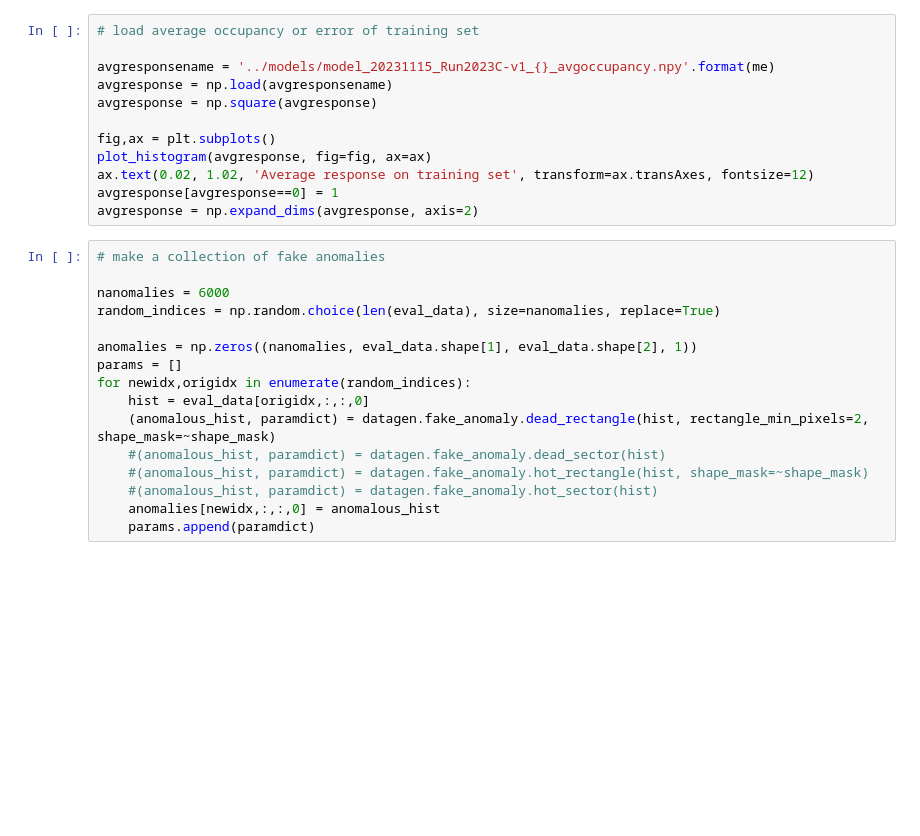
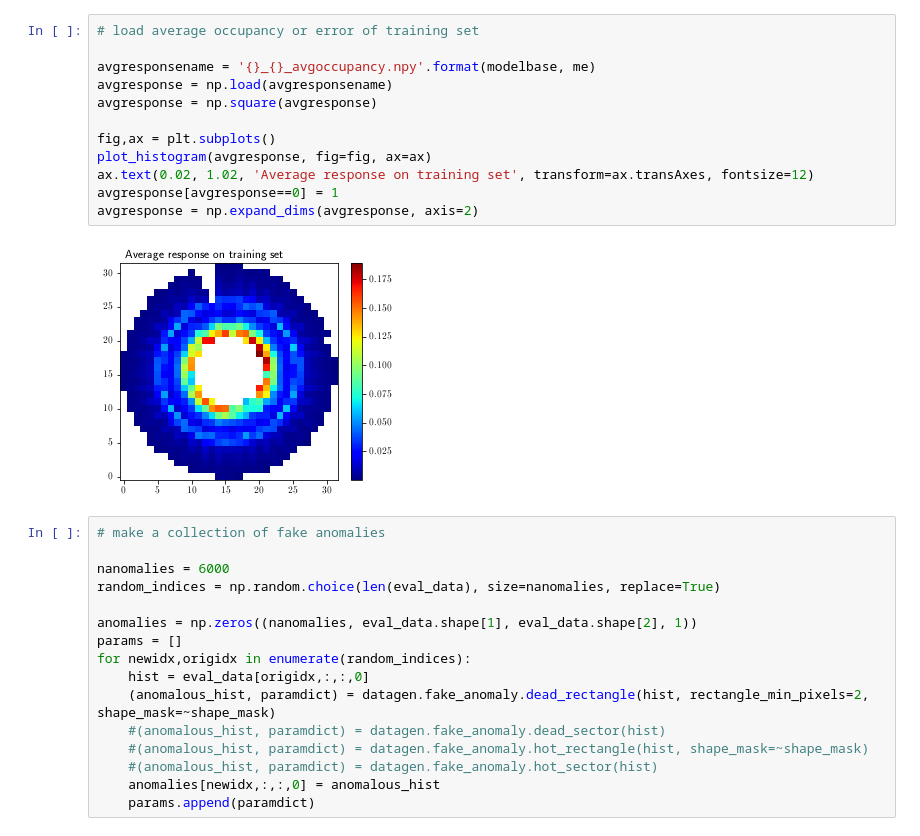
Before and after one commit to LukaLambrecht/pixelae, a Jupyter notebook: evaluation/evaluation_fake_anomalies.ipynb, the cells around one changed output. Cells and saved outputs as stored; diff of their text form; blank space fills up the shorter version.

```diff
--- a/evaluation/evaluation_fake_anomalies.ipynb
+++ b/evaluation/evaluation_fake_anomalies.ipynb
@@ -61,15 +80,17 @@ model = keras.models.load_model(modelname)
 # %%
 # load average occupancy or error of training set
 
-avgresponsename = '../models/model_20231115_Run2023C-v1_{}_avgoccupancy.npy'.format(me)
+avgresponsename = '{}_{}_avgoccupancy.npy'.format(modelbase, me)
 avgresponse = np.load(avgresponsename)
 avgresponse = np.square(avgresponse)
 
 fig,ax = plt.subplots()
 plot_histogram(avgresponse, fig=fig, ax=ax)
 ax.text(0.02, 1.02, 'Average response on training set', transform=ax.transAxes, fontsize=12)
 avgresponse[avgresponse==0] = 1
 avgresponse = np.expand_dims(avgresponse, axis=2)
+# %% [output]
+[figure, added]
 # %%
 # make a collection of fake anomalies
 
```
Also changed, not shown: parts of 10 cells of this notebook, 8 other files.
